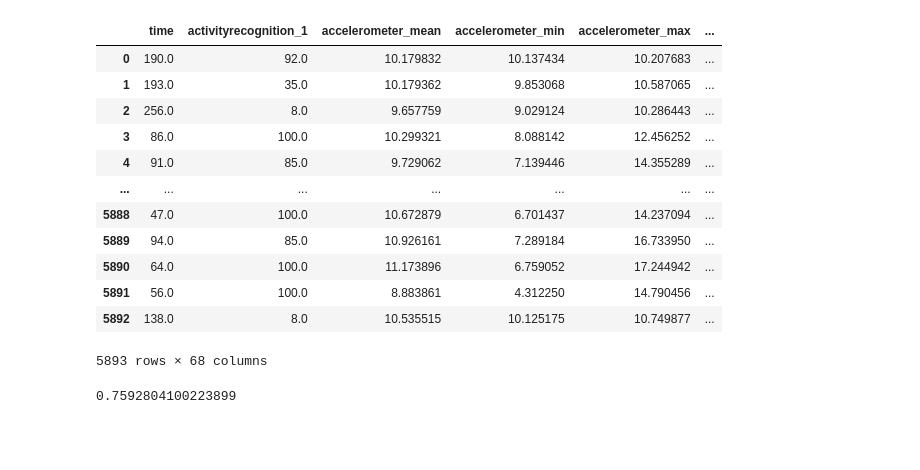
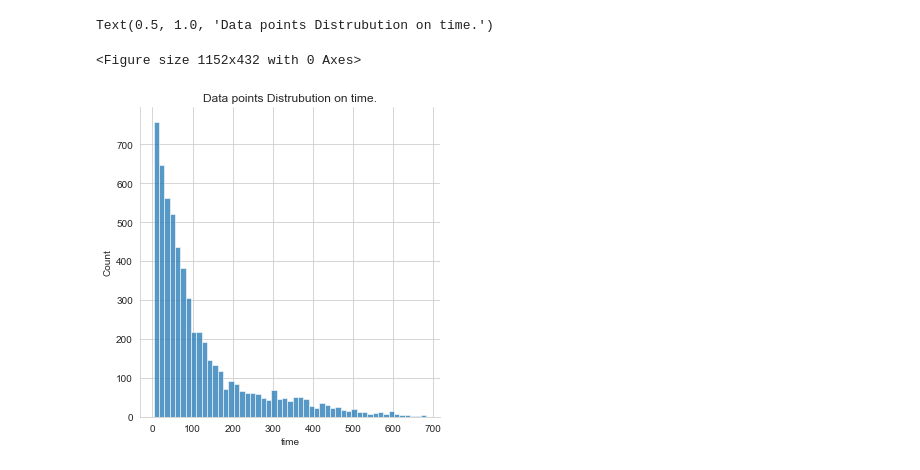
Before and after one commit to nagarjuna-de/apple_watch_tracker, a Jupyter notebook: Benchmark/recplace_nan.ipynb, the cells around one changed output. Drawn from its saved outputs; the diff is of its cells as text; code cells hidden in the pictures; blank space fills up the shorter version.

```diff
--- a/Benchmark/recplace_nan.ipynb
+++ b/Benchmark/recplace_nan.ipynb
@@ -58,0 +87,8 @@ data = col_names_change(data)
+# %%
+plt.figure(figsize=(16, 6))
+sns.displot(data['time'])
+plt.title('Data points Distrubution on time.')
+# %% [output]
+Text(0.5, 1.0, 'Data points Distrubution on time.')
+<Figure size 1152x432 with 0 Axes>
+[figure, added]
@@ -59,21 +101,3 @@ data = col_names_change(data)
 # %%
-data
+data.isnull().sum()
-# %% [output]
-|  | time | activityrecognition_1 | accelerometer_mean | accelerometer_min | accelerometer_max | ... |
-| 0 | 190.0 | 92.0 | 10.179832 | 10.137434 | 10.207683 | ... |
-| 1 | 193.0 | 35.0 | 10.179362 | 9.853068 | 10.587065 | ... |
-| 2 | 256.0 | 8.0 | 9.657759 | 9.029124 | 10.286443 | ... |
-| 3 | 86.0 | 100.0 | 10.299321 | 8.088142 | 12.456252 | ... |
-| 4 | 91.0 | 85.0 | 9.729062 | 7.139446 | 14.355289 | ... |
-| ... | ... | ... | ... | ... | ... | ... |
-| 5888 | 47.0 | 100.0 | 10.672879 | 6.701437 | 14.237094 | ... |
-| 5889 | 94.0 | 85.0 | 10.926161 | 7.289184 | 16.733950 | ... |
-| 5890 | 64.0 | 100.0 | 11.173896 | 6.759052 | 17.244942 | ... |
-| 5891 | 56.0 | 100.0 | 8.883861 | 4.312250 | 14.790456 | ... |
-| 5892 | 138.0 | 8.0 | 10.535515 | 10.125175 | 10.749877 | ... |
-5893 rows × 68 columns
-# %%
-data['game_rotation_vector_mean'].mean()
-# %% [output]
-0.7592804100223899
 # %%
```
Also changed, not shown: parts of 12 cells of this notebook, 5 other files.
